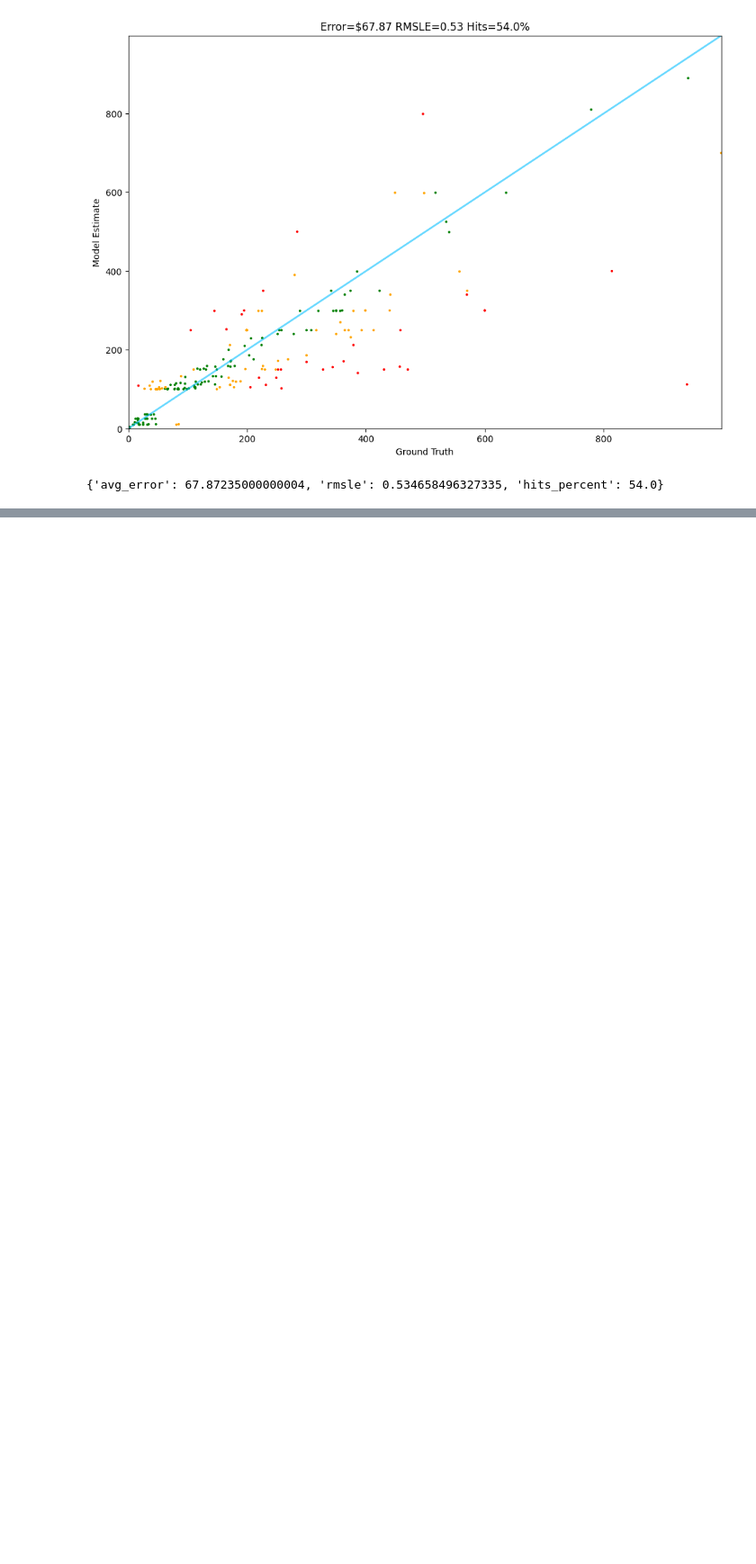
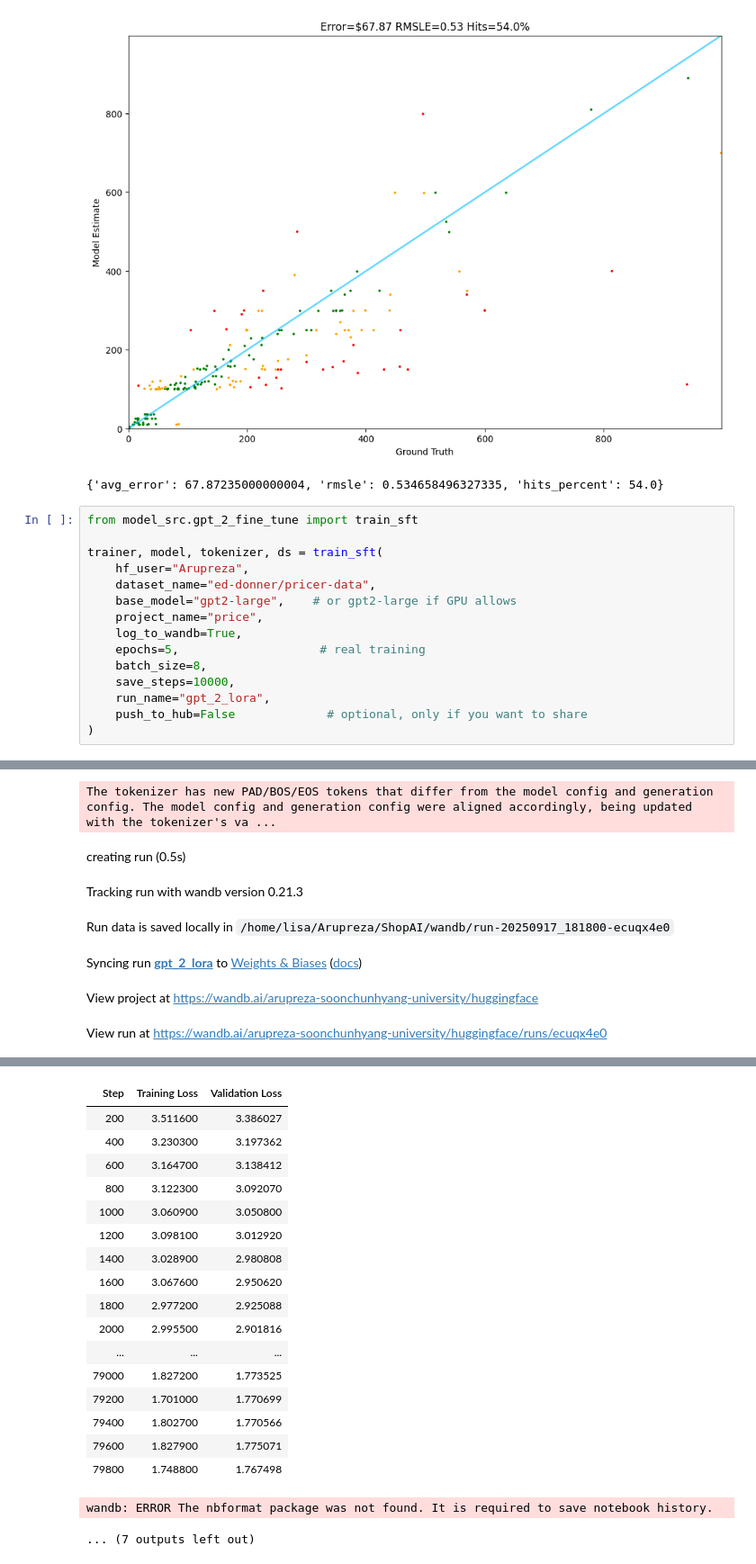
Before and after one commit to Arupreza/ShopAI, a Jupyter notebook: execution.ipynb, the cells around one changed output, grey strips where cells are left out. Shown at 90% size. Drawn from its saved outputs; the diff is of its cells as text; blank space fills up the shorter version.

```diff
--- a/execution.ipynb
+++ b/execution.ipynb
@@ -186,3 +186,19 @@ Memory footprint: 6137.4 MB
 200: Guess: $119.00 Truth: $181.33 Error: $62.33 SLE: 0.17 Item: How much does this cost to the nearest d
 [figure]
 {'avg_error': 67.87235000000004, 'rmsle': 0.534658496327335, 'hits_percent': 54.0}
+# %%
+from model_src.gpt_2_fine_tune import train_sft
+
+trainer, model, tokenizer, ds = train_sft(
+    hf_user="Arupreza",
+    dataset_name="ed-donner/pricer-data",
+    base_model="gpt2-large",    # or gpt2-large if GPU allows
+    project_name="price",
+    log_to_wandb=True,
+    epochs=5,                    # real training
+    batch_size=8,
+    save_steps=10000,
+    run_name="gpt_2_lora",
+    push_to_hub=False             # optional, only if you want to share
+)
+# %% [output]
@@ -188,0 +210,7 @@ Memory footprint: 6137.4 MB
+The tokenizer has new PAD/BOS/EOS tokens that differ from the model config and generation config. The model config and generation config were aligned accordingly, being updated with the tokenizer's va ...
+creating run (0.5s)
+Tracking run with wandb version 0.21.3
+Run data is saved locally in /home/lisa/Arupreza/ShopAI/wandb/run-20250917_181800-ecuqx4e0
+Syncing run gpt_2_lora to Weights & Biases (docs)
+View project at https://wandb.ai/arupreza-soonchunhyang-university/huggingface
+View run at https://wandb.ai/arupreza-soonchunhyang-university/huggingface/runs/ecuqx4e0
@@ -188,0 +219,19 @@ Memory footprint: 6137.4 MB
+| Step | Training Loss | Validation Loss |
+| 200 | 3.511600 | 3.386027 |
+| 400 | 3.230300 | 3.197362 |
+| 600 | 3.164700 | 3.138412 |
+| 800 | 3.122300 | 3.092070 |
+| 1000 | 3.060900 | 3.050800 |
+| 1200 | 3.098100 | 3.012920 |
+| 1400 | 3.028900 | 2.980808 |
+| 1600 | 3.067600 | 2.950620 |
+| 1800 | 2.977200 | 2.925088 |
+| 2000 | 2.995500 | 2.901816 |
+| ... | ... | ... |
+| 79000 | 1.827200 | 1.773525 |
+| 79200 | 1.701000 | 1.770699 |
+| 79400 | 1.802700 | 1.770566 |
+| 79600 | 1.827900 | 1.775071 |
+| 79800 | 1.748800 | 1.767498 |
+wandb: ERROR The nbformat package was not found. It is required to save notebook history.
+... (7 outputs left out)
```
Also changed, not shown: parts of 2 cells of this notebook, 4 other files.
